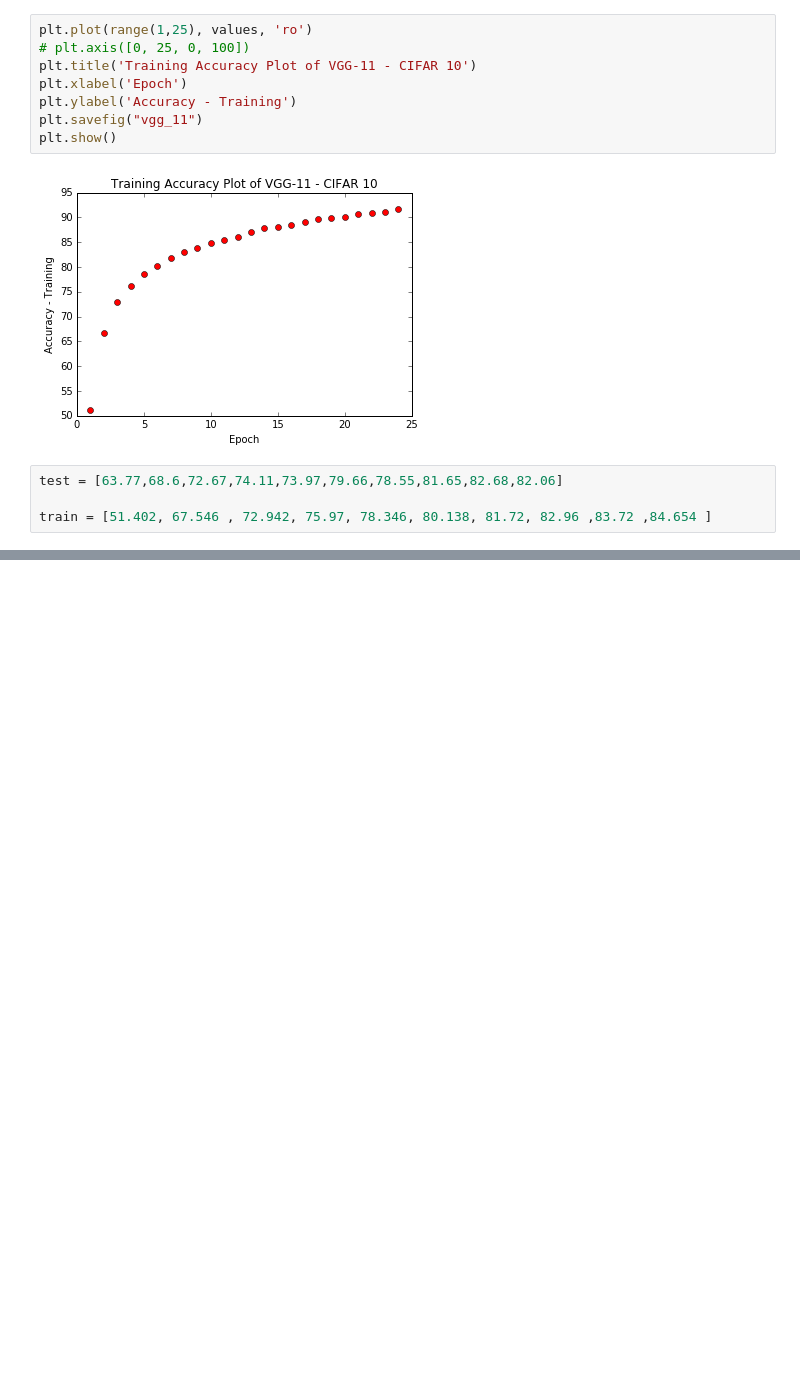
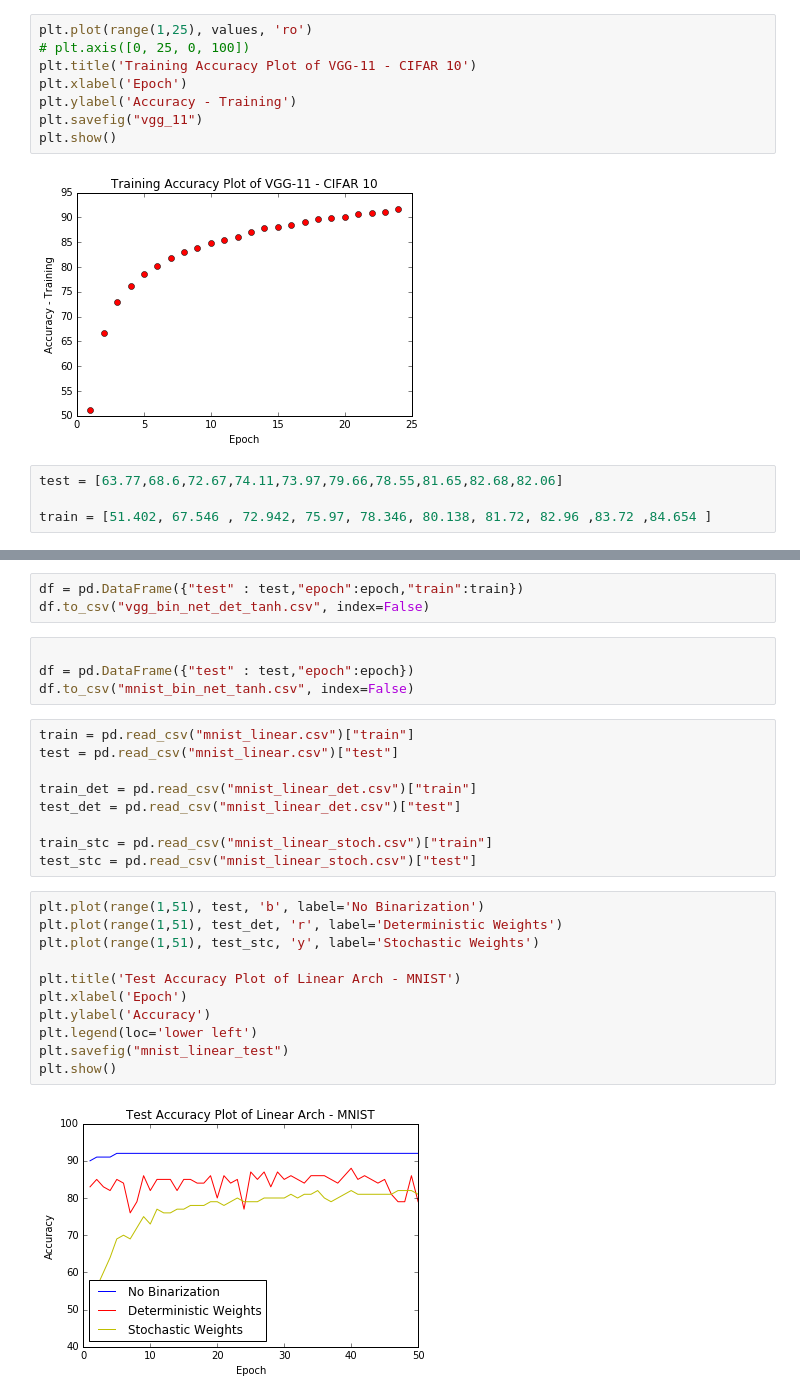
Before and after one commit to ramtejatadishetti/bnn, a Jupyter notebook: Graphs.ipynb, the cells around one changed output, grey strips where cells are left out. Cells and saved outputs as stored; diff of their text form; blank space fills up the shorter version.

```diff
--- a/Graphs.ipynb
+++ b/Graphs.ipynb
@@ -42,0 +120,29 @@ plt.show()
+# %%
+df = pd.DataFrame({"test" : test,"epoch":epoch,"train":train})
+df.to_csv("vgg_bin_net_det_tanh.csv", index=False)
+# %%
+
+df = pd.DataFrame({"test" : test,"epoch":epoch})
+df.to_csv("mnist_bin_net_tanh.csv", index=False)
+# %%
+train = pd.read_csv("mnist_linear.csv")["train"]
+test = pd.read_csv("mnist_linear.csv")["test"]
+
+train_det = pd.read_csv("mnist_linear_det.csv")["train"]
+test_det = pd.read_csv("mnist_linear_det.csv")["test"]
+
+train_stc = pd.read_csv("mnist_linear_stoch.csv")["train"]
+test_stc = pd.read_csv("mnist_linear_stoch.csv")["test"]
+# %%
+plt.plot(range(1,51), test, 'b', label='No Binarization')
+plt.plot(range(1,51), test_det, 'r', label='Deterministic Weights')
+plt.plot(range(1,51), test_stc, 'y', label='Stochastic Weights')
+
+plt.title('Test Accuracy Plot of Linear Arch - MNIST')
+plt.xlabel('Epoch')
+plt.ylabel('Accuracy')
+plt.legend(loc='lower left')
+plt.savefig("mnist_linear_test")
+plt.show()
+# %% [output]
+[figure, added]
```
Also changed, not shown: parts of 11 cells of this notebook, 14 other files.
